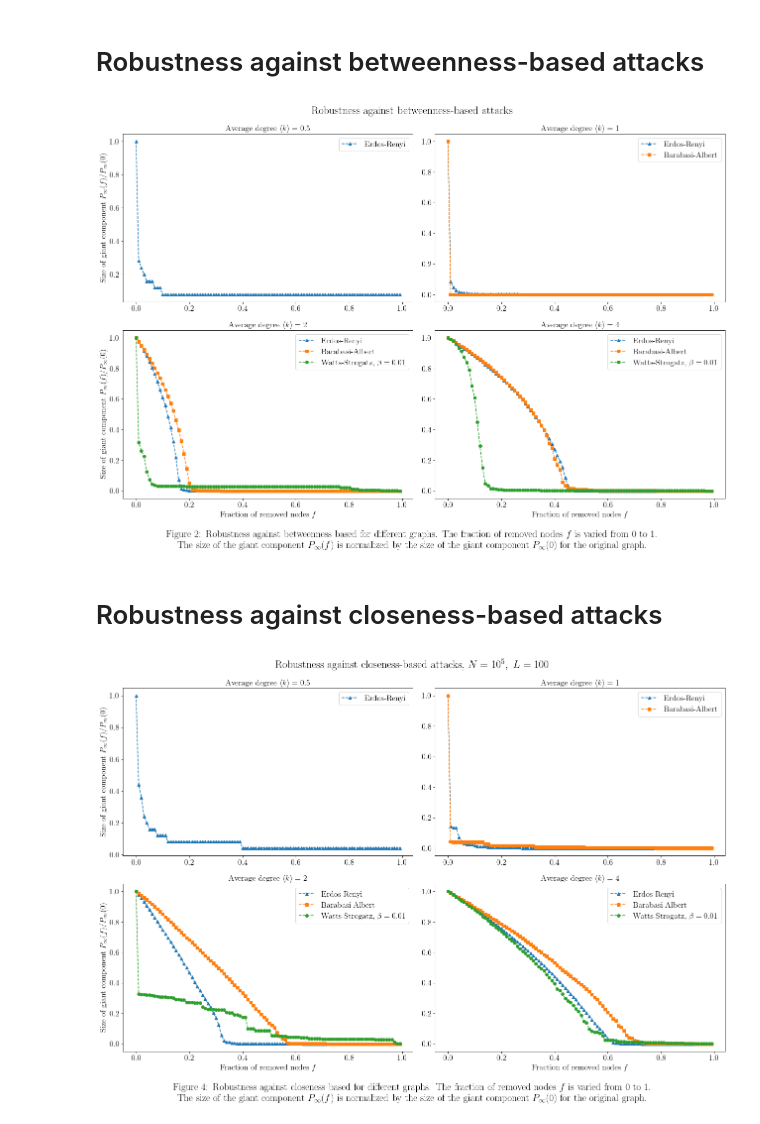
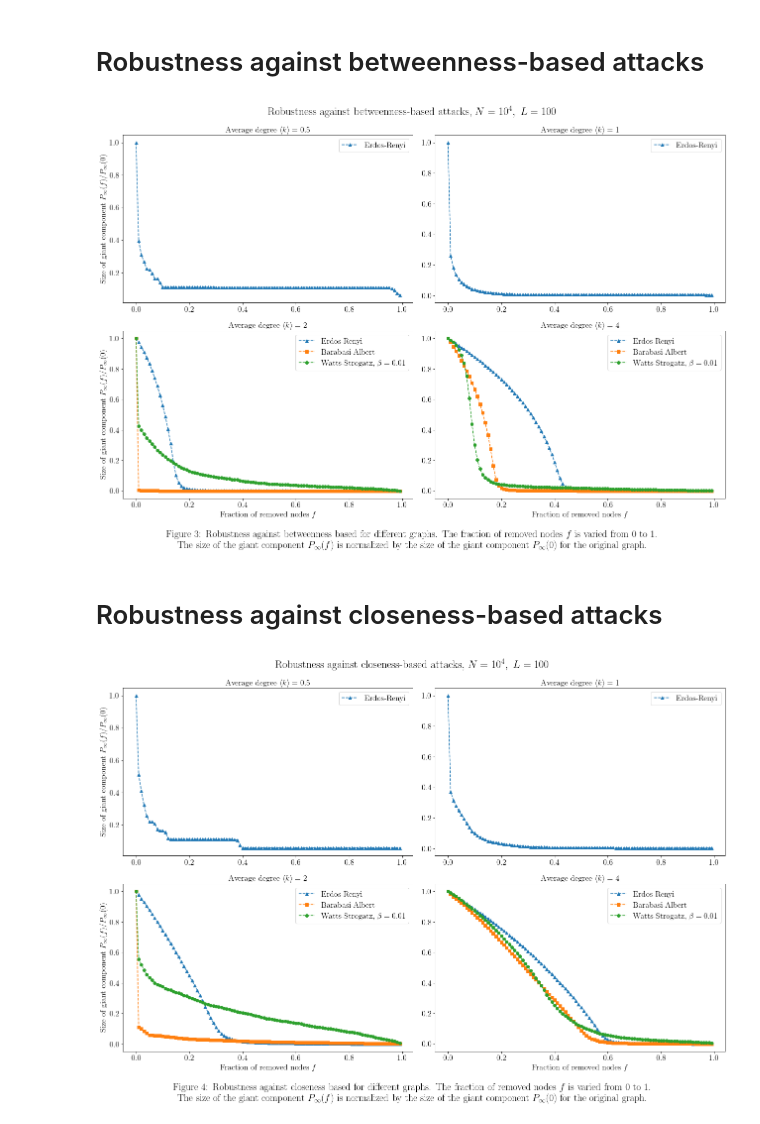
Before and after one commit to JakubPawlowskii/complex_systems, a Jupyter notebook: list3/robustness.ipynb, the cells around one changed output. Cells and saved outputs as stored; diff of their text form; code cells hidden in the pictures.

Commit message:
Corrected some error for BA graphs

```diff
--- a/list3/robustness.ipynb
+++ b/list3/robustness.ipynb
@@ -17,56 +17,57 @@ def latex_plot(scale = 1, fontsize = 12):
     mpl.rcParams.update(eps_with_latex)
 # %%
 # Watts-Strogatz graph
-ws_k2 = np.loadtxt('v3_ws_robustness_N_100000_L_100_beta_0.010_k_2.dat')
+ws_k2 = np.loadtxt('100_ws_robustness_N_10000_L_100_beta_0.010_k_2.dat')
 f_ws = ws_k2[:, 0]
 random_ws_k2 = ws_k2[:, 1]/ws_k2[0,1]
 degree_ws_k2 = ws_k2[:, 2]/ws_k2[0,2]
 betweenness_ws_k2 = ws_k2[:, 3]/ws_k2[0,3]
 closeness_ws_k2 = ws_k2[:, 4]/ws_k2[0,4]
-ws_k4 = np.loadtxt('v3_ws_robustness_N_100000_L_100_beta_0.010_k_4.dat')
+ws_k4 = np.loadtxt('100_ws_robustness_N_10000_L_100_beta_0.010_k_4.dat')
 random_ws_k4 = ws_k4[:, 1]/ws_k4[0,1]
 degree_ws_k4 = ws_k4[:, 2]/ws_k4[0,2]
 betweenness_ws_k4 = ws_k4[:, 3]/ws_k4[0,3]
 closeness_ws_k4 = ws_k4[:, 4]/ws_k4[0,4]
 # %%
 # Barabasi-Albert graph
-ba_k1 = np.loadtxt('v3_ba_robustness_N_100000_L_100_k_1.dat')
-f_ba = ba_k1[:, 0]
-random_ba_k1 = ba_k1[:, 1]/ba_k1[0,1]
-degree_ba_k1 = ba_k1[:, 2]/ba_k1[0,2]
-betweenness_ba_k1 = ba_k1[:, 3]/ba_k1[0,3]
-closeness_ba_k1 = ba_k1[:, 4]/ba_k1[0,4]
+# ba_k1 = np.loadtxt('100_ba_robustness_N_10000_L_100_k_1.dat')
+# f_ba = ba_k1[:, 0]
+# random_ba_k1 = ba_k1[:, 1]/ba_k1[0,1]
+# degree_ba_k1 = ba_k1[:, 2]/ba_k1[0,2]
+# betweenness_ba_k1 = ba_k1[:, 3]/ba_k1[0,3]
+# closeness_ba_k1 = ba_k1[:, 4]/ba_k1[0,4]
 
-ba_k2 = np.loadtxt('v3_ba_robustness_N_100000_L_100_k_2.dat')
+ba_k2 = np.loadtxt('100_ba_robustness_N_10000_L_100_k_2.dat')
+f_ba = ba_k2[:, 0]
 random_ba_k2 = ba_k2[:, 1]/ba_k2[0,1]
 degree_ba_k2 = ba_k2[:, 2]/ba_k2[0,2]
 betweenness_ba_k2 = ba_k2[:, 3]/ba_k2[0,3]
 closeness_ba_k2 = ba_k2[:, 4]/ba_k2[0,4]
-ba_k4 = np.loadtxt('v3_ba_robustness_N_10000_L_100_k_4.dat')
+ba_k4 = np.loadtxt('100_ba_robustness_N_10000_L_100_k_4.dat')
 random_ba_k4 = ba_k4[:, 1]/ba_k4[0,1]
 degree_ba_k4 = ba_k4[:, 2]/ba_k4[0,2]
 betweenness_ba_k4 = ba_k4[:, 3]/ba_k4[0,3]
 closeness_ba_k4 = ba_k4[:, 4]/ba_k4[0,4]
 # %%
 # Erdos-Renyi graph
-er_k05 = np.loadtxt('v3_er_robustness_N_100000_L_100_k_0.5.dat')
+er_k05 = np.loadtxt('100_er_robustness_N_10000_L_100_k_0.5.dat')
 f_er = er_k05[:, 0]
 random_er_k05 = er_k05[:, 1]/er_k05[0,1]
 degree_er_k05 = er_k05[:, 2]/er_k05[0,2]
 betweenness_er_k05 = er_k05[:, 3]/er_k05[0,3]
 closeness_er_k05 = er_k05[:, 4]/er_k05[0,4]
-er_k1 = np.loadtxt('v3_er_robustness_N_100000_L_100_k_1.0.dat')
+er_k1 = np.loadtxt('100_er_robustness_N_10000_L_100_k_1.dat')
 random_er_k1 = er_k1[:, 1]/er_k1[0,1]
 degree_er_k1 = er_k1[:, 2]/er_k1[0,2]
 betweenness_er_k1 = er_k1[:, 3]/er_k1[0,3]
 closeness_er_k1 = er_k1[:, 4]/er_k1[0,4]
-er_k2 = np.loadtxt('v3_er_robustness_N_100000_L_100_k_2.dat')
+er_k2 = np.loadtxt('100_er_robustness_N_10000_L_100_k_2.dat')
 random_er_k2 = er_k2[:, 1]/er_k2[0,1]
 degree_er_k2 = er_k2[:, 2]/er_k2[0,2]
 betweenness_er_k2 = er_k2[:, 3]/er_k2[0,3]
 closeness_er_k2 = er_k2[:, 4]/er_k2[0,4]
 
-er_k4 = np.loadtxt('v3_er_robustness_N_100000_L_100_k_4.dat')
+er_k4 = np.loadtxt('100_er_robustness_N_10000_L_100_k_4.dat')
 random_er_k4 = er_k4[:, 1]/er_k4[0,1]
 degree_er_k4 = er_k4[:, 2]/er_k4[0,2]
 betweenness_er_k4 = er_k4[:, 3]/er_k4[0,3]
@@ -199,7 +200,7 @@ ax2 = fig.add_subplot(gs[0, 1])
 ax3 = fig.add_subplot(gs[1, 0])
 ax4 = fig.add_subplot(gs[1, 1])
 
-plt.suptitle("Robustness against betweenness-based attacks, $N=10^5,\; L = 100$", fontsize=22)
+plt.suptitle("Robustness against betweenness-based attacks, $N=10^4,\; L = 100$", fontsize=22)
 
 ax1.set_title(r'Average degree $\langle k \rangle = 0.5$', fontsize=16)
 ax2.set_title(r'Average degree $\langle k \rangle = 1$', fontsize=16)
@@ -220,7 +221,7 @@ ax4.tick_params(axis='both', which='major', labelsize=16)
 
 ax1.plot(f_er, betweenness_er_k05, label="Erdos-Renyi", marker='^', linestyle='--')
 ax2.plot(f_er, betweenness_er_k1, label="Erdos-Renyi", marker='^', linestyle='--')
-ax2.plot(f_ba, betweenness_ba_k1, label="Barabasi-Albert", marker='s', linestyle='--')
+# ax2.plot(f_ba, betweenness_ba_k1, label="Barabasi-Albert", marker='s', linestyle='--')
 ax3.plot(f_er, betweenness_er_k2, label="Erdos-Renyi", marker='^', linestyle='--')
 ax3.plot(f_ba, betweenness_ba_k2, label="Barabasi-Albert", marker='s', linestyle='--')
 ax3.plot(f_ws, betweenness_ws_k2, label=r"Watts-Strogatz, $\beta=0.01$", marker='o', linestyle='--')
@@ -241,7 +242,7 @@ plt.figtext(0.5, -0.05, "Figure 3: Robustness against betweenness based for diff
 
 plt.tight_layout()
 # %% [output]
-[figure, old version]
+[figure, new version]
 # %% [markdown]
 # Robustness against closeness-based attacks
 # %%
@@ -254,7 +255,7 @@ ax2 = fig.add_subplot(gs[0, 1])
 ax3 = fig.add_subplot(gs[1, 0])
 ax4 = fig.add_subplot(gs[1, 1])
 
-plt.suptitle("Robustness against closeness-based attacks, $N=10^5,\; L = 100$", fontsize=22)
+plt.suptitle("Robustness against closeness-based attacks, $N=10^4,\; L = 100$", fontsize=22)
 
 ax1.set_title(r'Average degree $\langle k \rangle = 0.5$', fontsize=16)
 ax2.set_title(r'Average degree $\langle k \rangle = 1$', fontsize=16)
@@ -267,32 +268,32 @@ ax3.set_xlabel(r"Fraction of removed nodes $f$", fontsize=16)
 ax4.set_xlabel(r"Fraction of removed nodes $f$", fontsize=16)
 
 # tick labels size
 ax1.tick_params(axis='both', which='major', labelsize=16)
 ax2.tick_params(axis='both', which='major', labelsize=16)
 ax3.tick_params(axis='both', which='major', labelsize=16)
 ax4.tick_params(axis='both', which='major', labelsize=16)
 
 
 ax1.plot(f_er, closeness_er_k05, label="Erdos-Renyi", marker='^', linestyle='--')
 ax2.plot(f_er, closeness_er_k1, label="Erdos-Renyi", marker='^', linestyle='--')
-ax2.plot(f_ba, closeness_ba_k1, label="Barabasi-Albert", marker='s', linestyle='--')
+# ax2.plot(f_ba, closeness_ba_k1, label="Barabasi-Albert", marker='s', linestyle='--')
 ax3.plot(f_er, closeness_er_k2, label="Erdos-Renyi", marker='^', linestyle='--')
 ax3.plot(f_ba, closeness_ba_k2, label="Barabasi-Albert", marker='s', linestyle='--')
 ax3.plot(f_ws, closeness_ws_k2, label=r"Watts-Strogatz, $\beta=0.01$", marker='o', linestyle='--')
 ax4.plot(f_er, closeness_er_k4, label="Erdos-Renyi", marker='^', linestyle='--')
 ax4.plot(f_ba, closeness_ba_k4, label="Barabasi-Albert", marker='s', linestyle='--')
 ax4.plot(f_ws, closeness_ws_k4, label=r"Watts-Strogatz, $\beta=0.01$", marker='o', linestyle='--')
 
 
 ax1.legend(loc="upper right", fontsize=16)
 ax2.legend(loc="upper right", fontsize=16)
 ax3.legend(loc="upper right", fontsize=16)
 ax4.legend(loc="upper right", fontsize=16)
 
 
 plt.figtext(0.5, -0.05, "Figure 4: Robustness against closeness based for different graphs. The fraction of removed nodes $f$ is varied from 0 to 1.\
  \nThe size of the giant component $P_{\infty}(f)$ is normalized by the size of the giant component $P_{\infty}(0)$ for the original graph.", ha="center", fontsize=20)
 
 plt.tight_layout()
 # %% [output]
-[figure, old version]
+[figure, new version]
```
Also changed, not shown: parts of 2 cells of this notebook, 34 other files.
